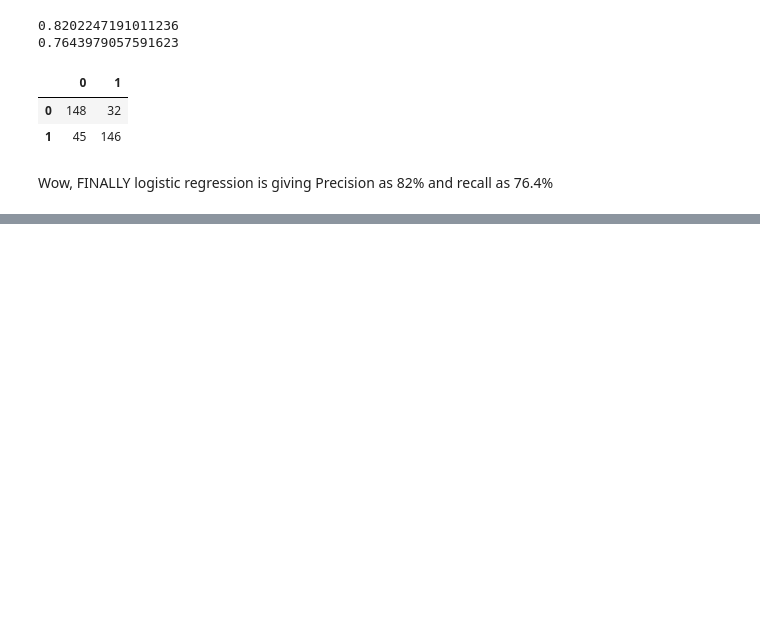
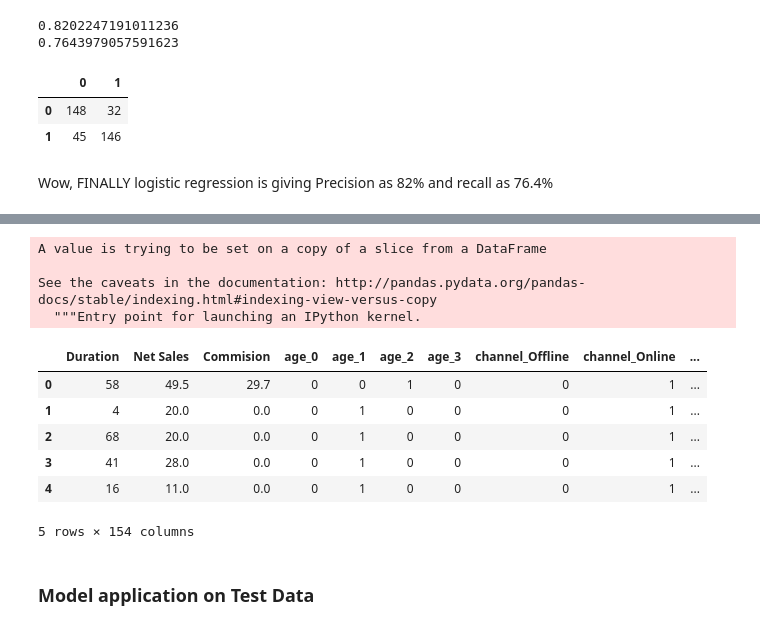
Before and after one commit to prernasinghal88/Are-you-sure-to-Insure-, a Jupyter notebook: Insurer_submission.ipynb, the cells around one changed output, grey strips where cells are left out. Cells and saved outputs as stored; diff of their text form; code cells hidden in the pictures; blank space fills up the shorter version.

```diff
--- a/Insurer_submission.ipynb
+++ b/Insurer_submission.ipynb
@@ -564,0 +666,32 @@ Wow, FINALLY logistic regression is giving Precision as 82% and recall as 76.4%
+# %%
+test.rename(columns={'Commision (in value)':'Commision'},
+                 inplace=True)
+# %%
+test['Duration'][test['Duration'] < 0] = 0
+# %% [output]
+A value is trying to be set on a copy of a slice from a DataFrame
+
+See the caveats in the documentation: http://pandas.pydata.org/pandas-docs/stable/indexing.html#indexing-view-versus-copy
+  """Entry point for launching an IPython kernel.
+# %%
+test['age_category'] = pd.cut(x=test['Age'], bins=[-1,17,36,65,120], labels=['0','1','2', '3'])
+# %%
+test  = pd.get_dummies(test, columns=['age_category'],prefix = ['age'])
+test  = pd.get_dummies(test, columns=['Distribution Channel'],prefix = ['channel'])
+test  = pd.get_dummies(test, columns=['Product Name'],prefix = ['product'])
+test  = pd.get_dummies(test, columns=['Destination'],prefix = ['to'])
+test  = pd.get_dummies(test, columns=['Agency'], prefix = ['agency'])
+test  = pd.get_dummies(test, columns=['Agency Type'], prefix = ['agency_type'])
+# %%
+test = test.drop(['Gender','ID','Age'], axis=1)
+test.head()
+# %% [output]
+|  | Duration | Net Sales | Commision | age_0 | age_1 | age_2 | age_3 | channel_Offline | channel_Online | ... |
+| 0 | 58 | 49.5 | 29.7 | 0 | 0 | 1 | 0 | 0 | 1 | ... |
+| 1 | 4 | 20.0 | 0.0 | 0 | 1 | 0 | 0 | 0 | 1 | ... |
+| 2 | 68 | 20.0 | 0.0 | 0 | 1 | 0 | 0 | 0 | 1 | ... |
+| 3 | 41 | 28.0 | 0.0 | 0 | 1 | 0 | 0 | 0 | 1 | ... |
+| 4 | 16 | 11.0 | 0.0 | 0 | 1 | 0 | 0 | 0 | 1 | ... |
+5 rows × 154 columns
+# %% [markdown]
+### Model application on Test Data
```
Also changed, not shown: parts of 20 cells of this notebook.
